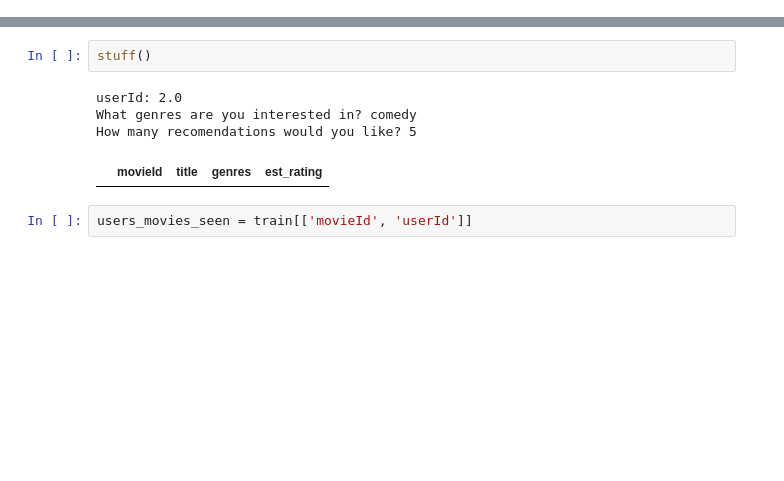
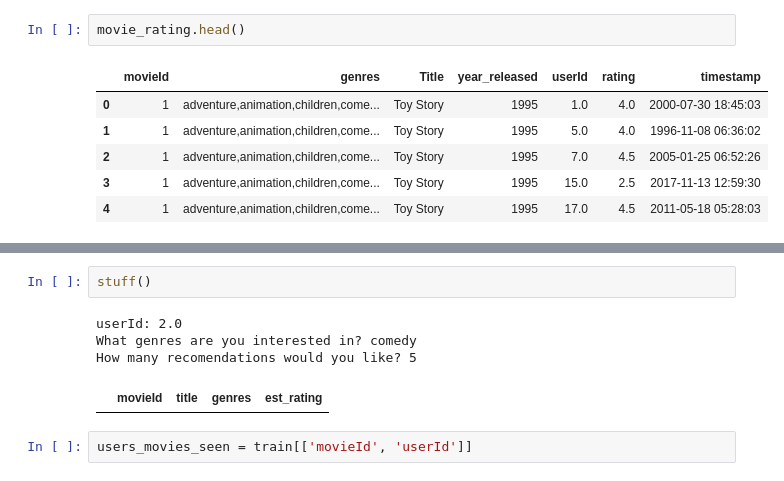
Before and after one commit to xiaohua-su/Recommender_System, a Jupyter notebook: Workspace/Xiaohua/data_clean.ipynb, the cells around one changed output, grey strips where cells are left out. Drawn from its saved outputs; the diff is of its cells as text; blank space fills up the shorter version.

```diff
--- a/Workspace/Xiaohua/data_clean.ipynb
+++ b/Workspace/Xiaohua/data_clean.ipynb
@@ -44,0 +92,9 @@ users_movies_seen.set_index('userId')
+# %%
+movie_rating.head()
+# %% [output]
+|  | movieId | genres | Title | year_released | userId | rating | timestamp |
+| 0 | 1 | adventure,animation,children,come... | Toy Story | 1995 | 1.0 | 4.0 | 2000-07-30 18:45:03 |
+| 1 | 1 | adventure,animation,children,come... | Toy Story | 1995 | 5.0 | 4.0 | 1996-11-08 06:36:02 |
+| 2 | 1 | adventure,animation,children,come... | Toy Story | 1995 | 7.0 | 4.5 | 2005-01-25 06:52:26 |
+| 3 | 1 | adventure,animation,children,come... | Toy Story | 1995 | 15.0 | 2.5 | 2017-11-13 12:59:30 |
+| 4 | 1 | adventure,animation,children,come... | Toy Story | 1995 | 17.0 | 4.5 | 2011-05-18 05:28:03 |
```
Also changed, not shown: parts of 28 cells of this notebook.
